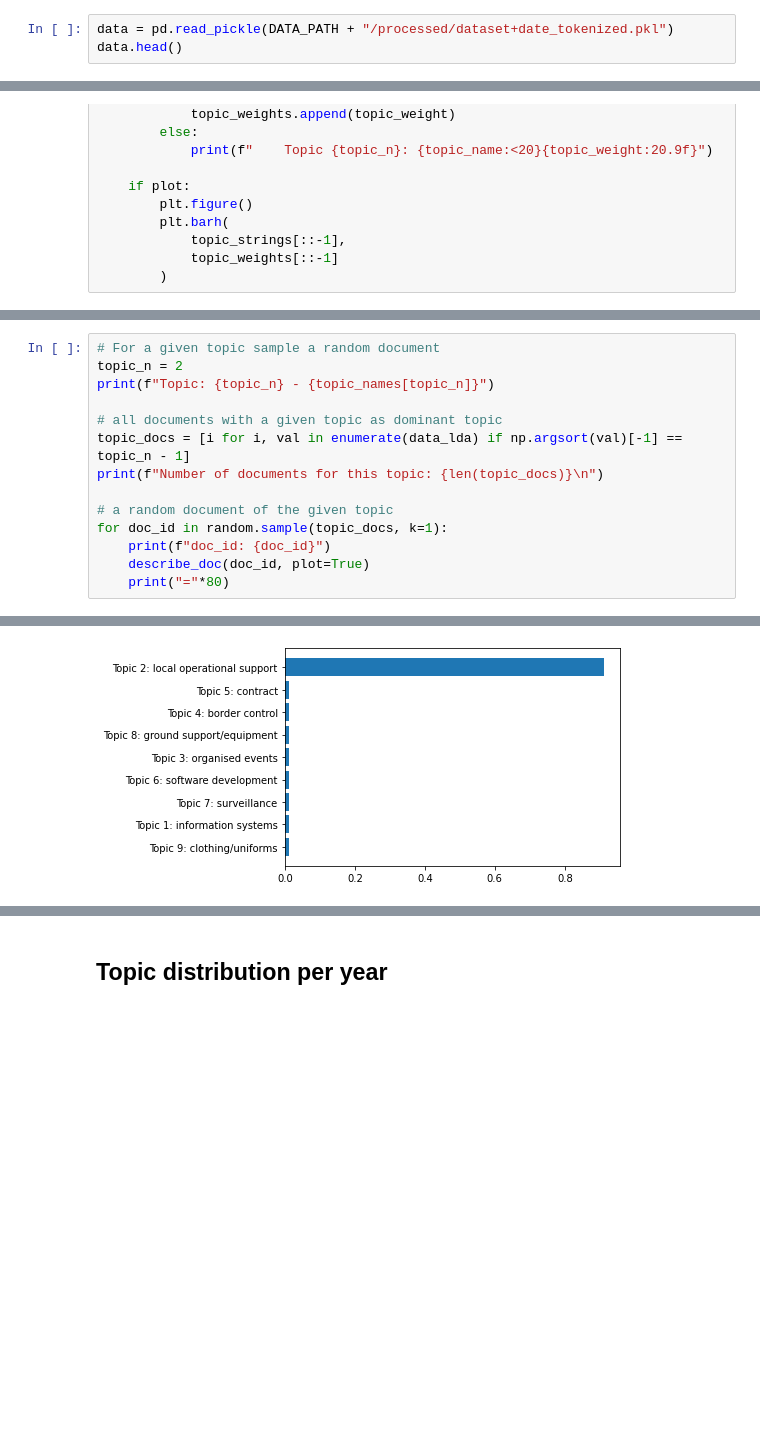
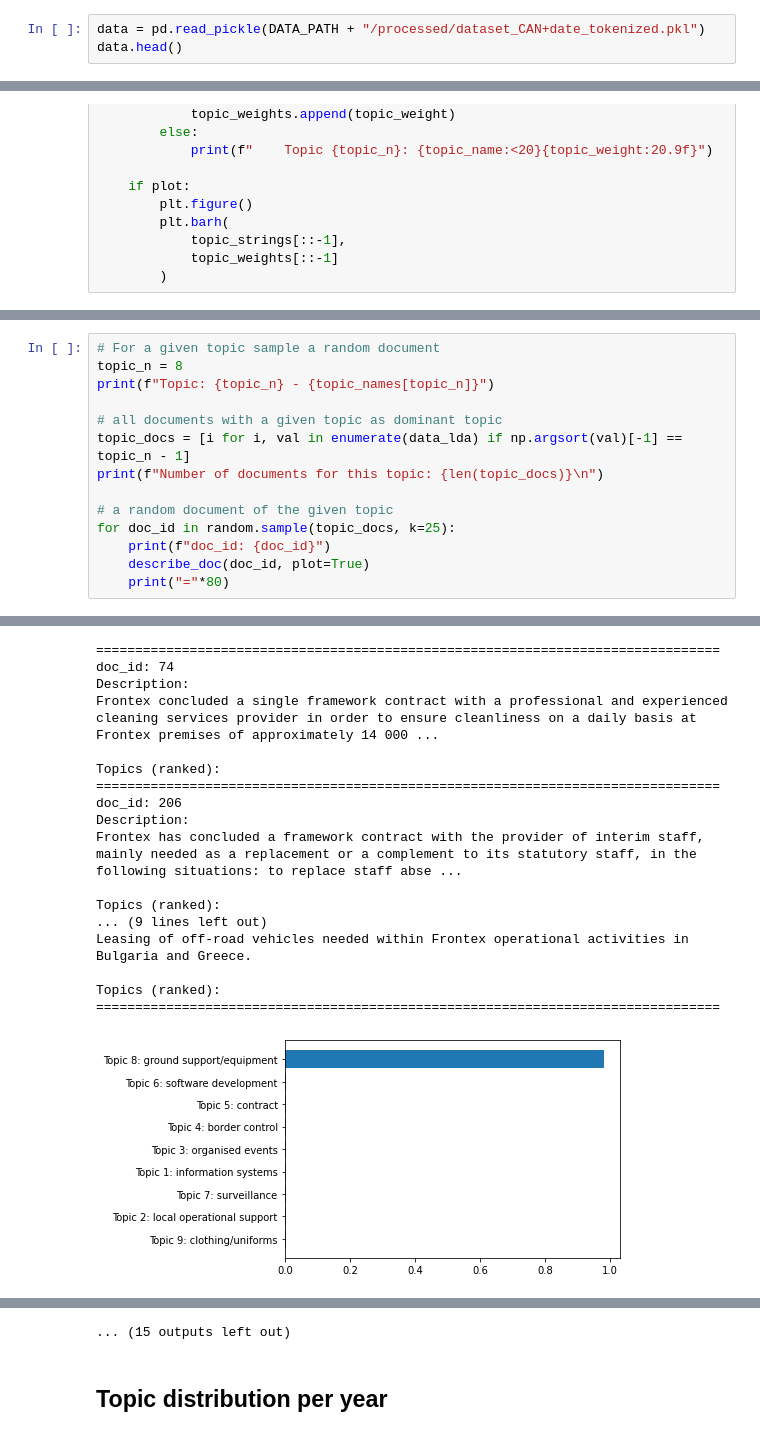
Before and after one commit to MarkMeltzer/thesis, a Jupyter notebook: notebooks/LDA_scikit_CAN.ipynb, the cells around one changed output, grey strips where cells are left out. Cells and saved outputs as stored; diff of their text form; blank space fills up the shorter version.

```diff
--- a/notebooks/LDA_scikit_CAN.ipynb
+++ b/notebooks/LDA_scikit_CAN.ipynb
@@ -18,7 +18,7 @@ DATA_PATH = "../data"
 VIS_PATH = "../visualisations"
 model = spacy.load("en_core_web_trf")
 # %%
-data = pd.read_pickle(DATA_PATH + "/processed/dataset+date_tokenized.pkl")
+data = pd.read_pickle(DATA_PATH + "/processed/dataset_CAN+date_tokenized.pkl")
 data.head()
 # %% [output]
 |  | Contract | Title | Type of contract | Short description | Total value | Place of performance | Contractor | ... |
@@ -288,6 +296,6 @@ Topics (ranked):
 # %%
 # For a given topic sample a random document
-topic_n = 2
+topic_n = 8
 print(f"Topic: {topic_n} - {topic_names[topic_n]}")
 
 # all documents with a given topic as dominant topic
@@ -295,7 +303,7 @@ topic_docs = [i for i, val in enumerate(data_lda) if np.argsort(val)[-1] == topi
 print(f"Number of documents for this topic: {len(topic_docs)}\n")
 
 # a random document of the given topic
-for doc_id in random.sample(topic_docs, k=1):
+for doc_id in random.sample(topic_docs, k=25):
     print(f"doc_id: {doc_id}")
     describe_doc(doc_id, plot=True)
     print("="*80)
@@ -312 +328,18 @@ Topics (ranked):
+================================================================================
+doc_id: 74
+Description:
+Frontex concluded a single framework contract with a professional and experienced cleaning services provider in order to ensure cleanliness on a daily basis at Frontex premises of approximately 14 000 ...
+
+Topics (ranked):
+================================================================================
+doc_id: 206
+Description:
+Frontex has concluded a framework contract with the provider of interim staff, mainly needed as a replacement or a complement to its statutory staff, in the following situations: to replace staff abse ...
+
+Topics (ranked):
+... (9 lines left out)
+Leasing of off-road vehicles needed within Frontex operational activities in Bulgaria and Greece.
+
+Topics (ranked):
+================================================================================
-[figure, old version]
+[figure, new version]
@@ -313,3 +355,4 @@ Topics (ranked):
+... (15 outputs left out)
 # %% [markdown]
 ## Topic distribution per year
 # %%
```
Also changed, not shown: parts of 3 cells of this notebook, 14 other files.
